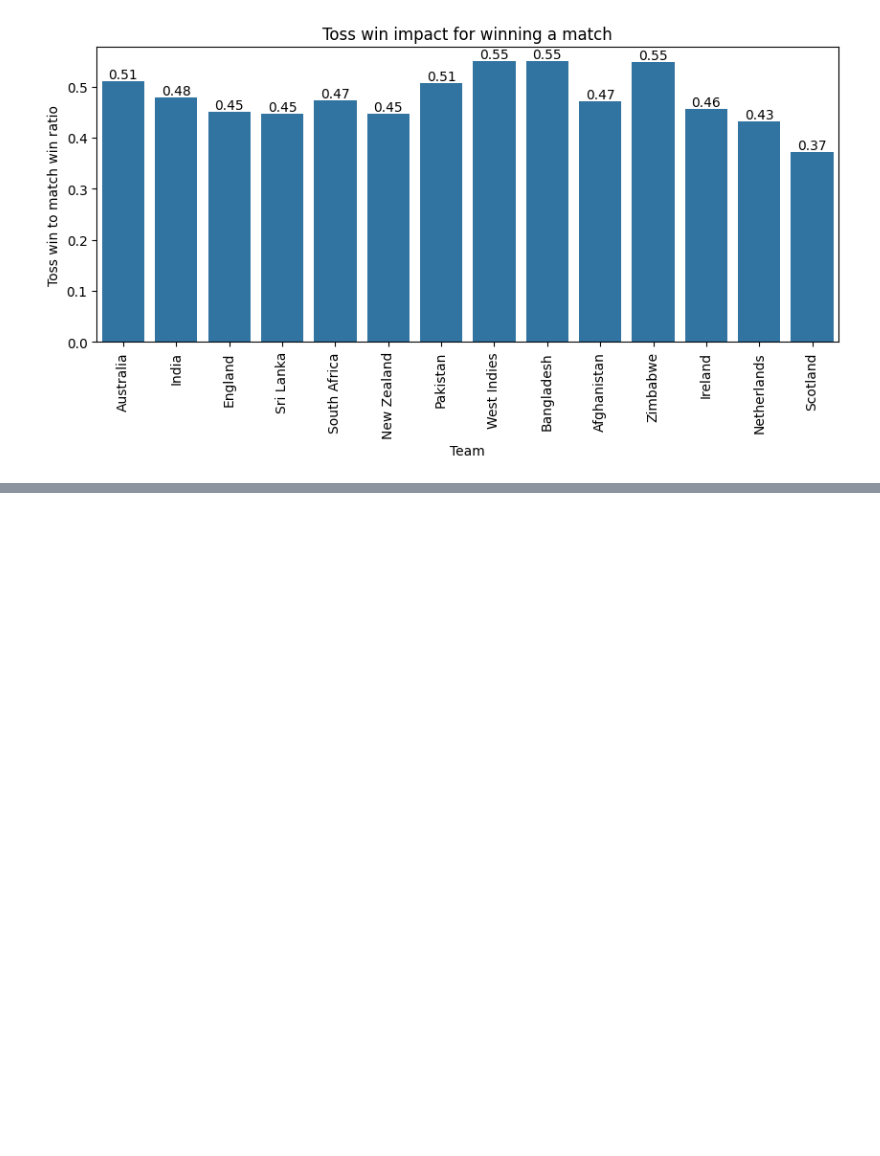
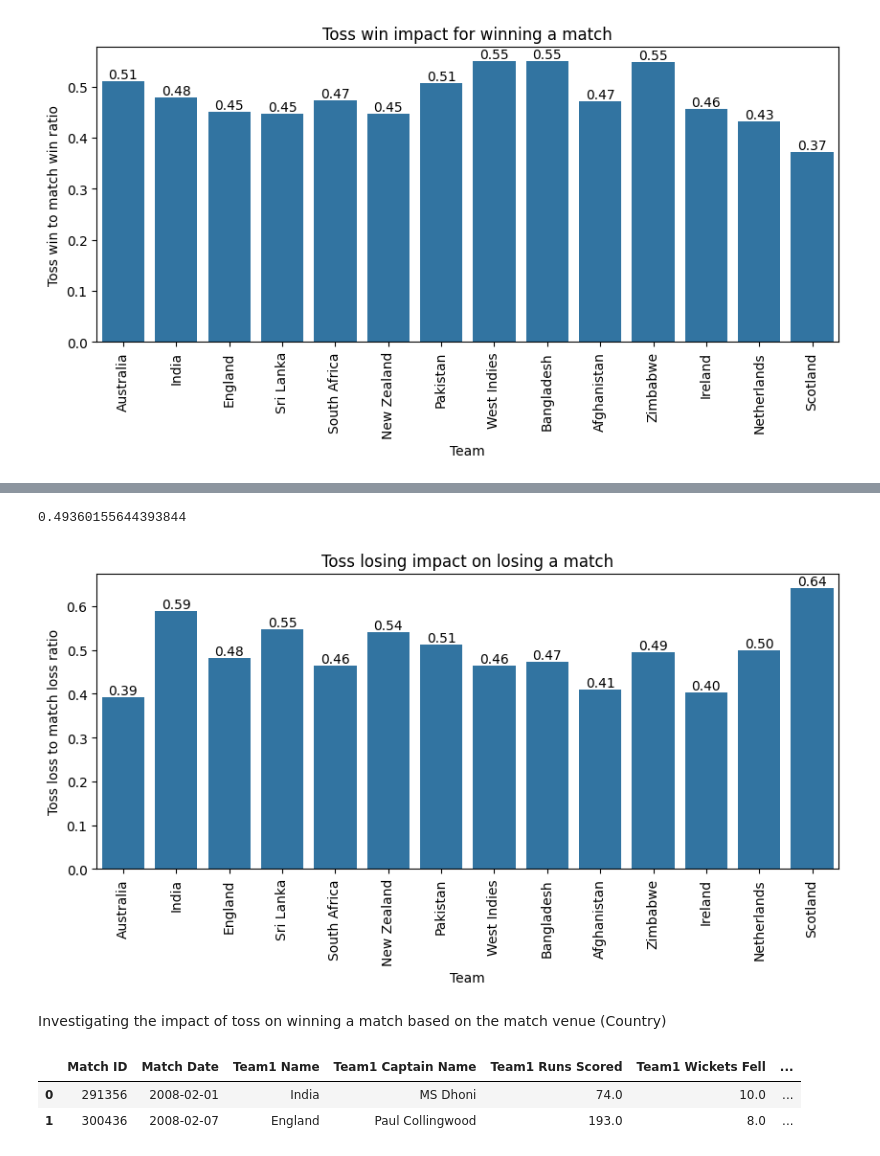
Before and after one commit to NishanD21/T20-Cricket-Data-Analysis, a Jupyter notebook: t20_cricket_analysis.ipynb, the cells around one changed output, grey strips where cells are left out. Drawn from its saved outputs; the diff is of its cells as text; code cells hidden in the pictures; blank space fills up the shorter version.

```diff
--- a/t20_cricket_analysis.ipynb
+++ b/t20_cricket_analysis.ipynb
@@ -577,0 +582,23 @@ plt.show()
+# %%
+# function to find the impact on toss for losing ratio
+
+def toss_lose_r(team):
+    df_team = df_final[(df_final['Team1 Name'] == team) | (df_final['Team2 Name'] == team)]
+    df_team_lose = df_team[df_team['Match Winner'] != team]
+    df_team_toss_lose = df_team_lose[df_team_lose['Toss Winner'] != team]
+    toss_lose_match_lose_r = df_team_toss_lose.shape[0]/df_team_lose.shape[0]
+
+    return toss_lose_match_lose_r
+# %%
+teams =[]
+toss_lose_match_lose_r = []
+
+for team in top_teams:
+    toss_lose_m_losr = toss_lose_r(team)
+    toss_lose_match_lose_r.append(toss_lose_m_losr)
+    teams.append(team)
+
+df_toss_l_impact = pd.DataFrame({"Team": teams,
+                              'Toss loss to match loss ratio' : toss_lose_match_lose_r})
+
+df_toss_l_impact
@@ -577,0 +621,30 @@ plt.show()
+# %%
+df_toss_l_impact['Toss loss to match loss ratio'].mean()
+# %% [output]
+0.49360155644393844
+# %%
+# visualization of toss loss impact for losing a match
+
+
+plt.figure(figsize=(10,4))
+sns.barplot(x = 'Team' ,y = 'Toss loss to match loss ratio', data = df_toss_l_impact)
+plt.title('Toss losing impact on losing a match')
+plt.xlabel('Team')
+plt.ylabel('Toss loss to match loss ratio')
+plt.xticks(rotation = 90)
+
+# Adding data labels
+for index, value in enumerate(df_toss_l_impact['Toss loss to match loss ratio']):
+    plt.text(index, value, f'{value:.2f}', ha='center', va='bottom')
+
+plt.show()
+# %% [output]
+[figure, added]
+# %% [markdown]
+Investigating the impact of toss on winning a match based on the match venue (Country)
+# %%
+df_final.head(2)
+# %% [output]
+|  | Match ID | Match Date | Team1 Name | Team1 Captain Name | Team1 Runs Scored | Team1 Wickets Fell | ... |
+| 0 | 291356 | 2008-02-01 | India | MS Dhoni | 74.0 | 10.0 | ... |
+| 1 | 300436 | 2008-02-07 | England | Paul Collingwood | 193.0 | 8.0 | ... |
```
Also changed, not shown: parts of 6 cells of this notebook.
